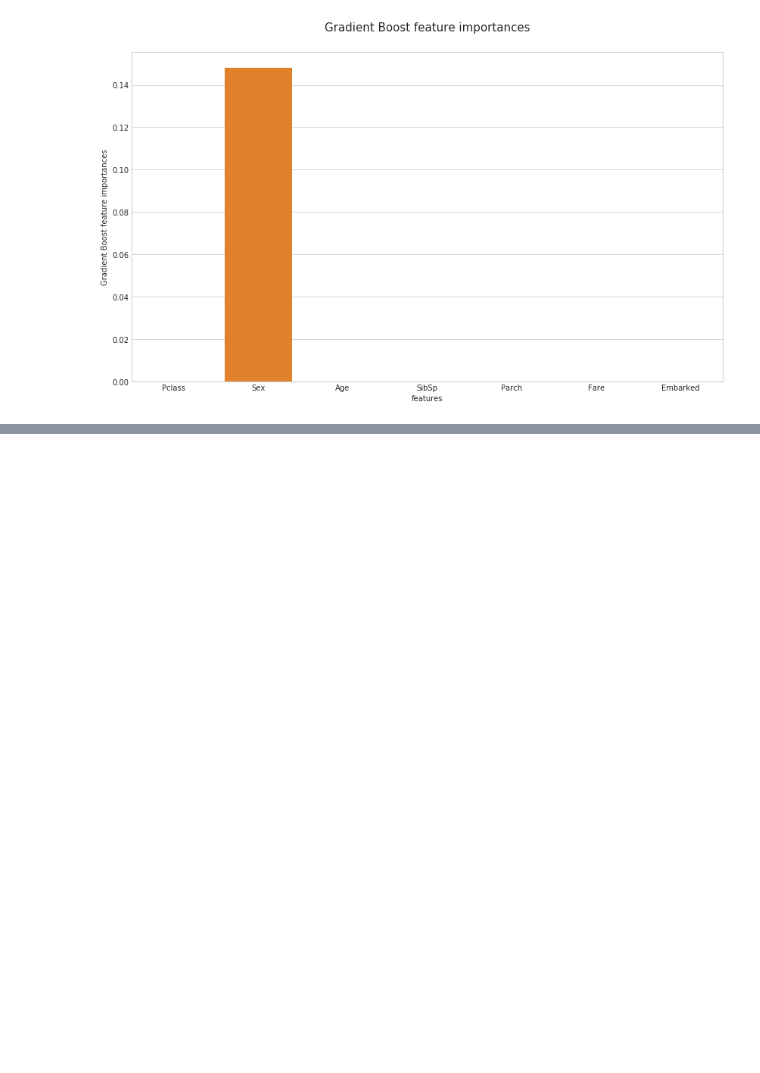
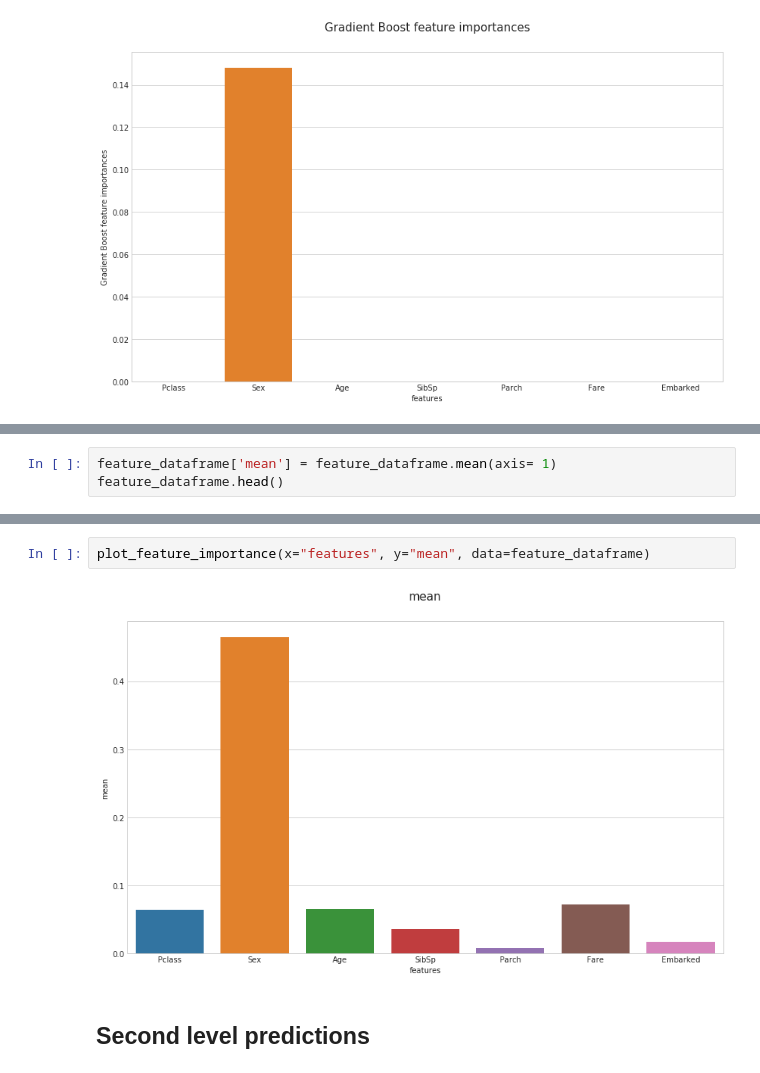
Before and after one commit to treilly94/ml_face_recognition, a Jupyter notebook: sklearn-titanic/3_prediction.ipynb, the cells around one changed output, grey strips where cells are left out. Drawn from its saved outputs; the diff is of its cells as text; blank space fills up the shorter version.

Commit message:
Added feature importance

```diff
--- a/sklearn-titanic/3_prediction.ipynb
+++ b/sklearn-titanic/3_prediction.ipynb
@@ -218,0 +221,3 @@ for col in feature_dataframe.columns[1:]:
+# %%
+feature_dataframe['mean'] = feature_dataframe.mean(axis= 1)
+feature_dataframe.head()
@@ -218,0 +231,6 @@ for col in feature_dataframe.columns[1:]:
+# %%
+plot_feature_importance(x="features", y="mean", data=feature_dataframe)
+# %% [output]
+[figure, added]
+# %% [markdown]
+## Second level predictions
```
Also changed, not shown: parts of 2 cells of this notebook.
